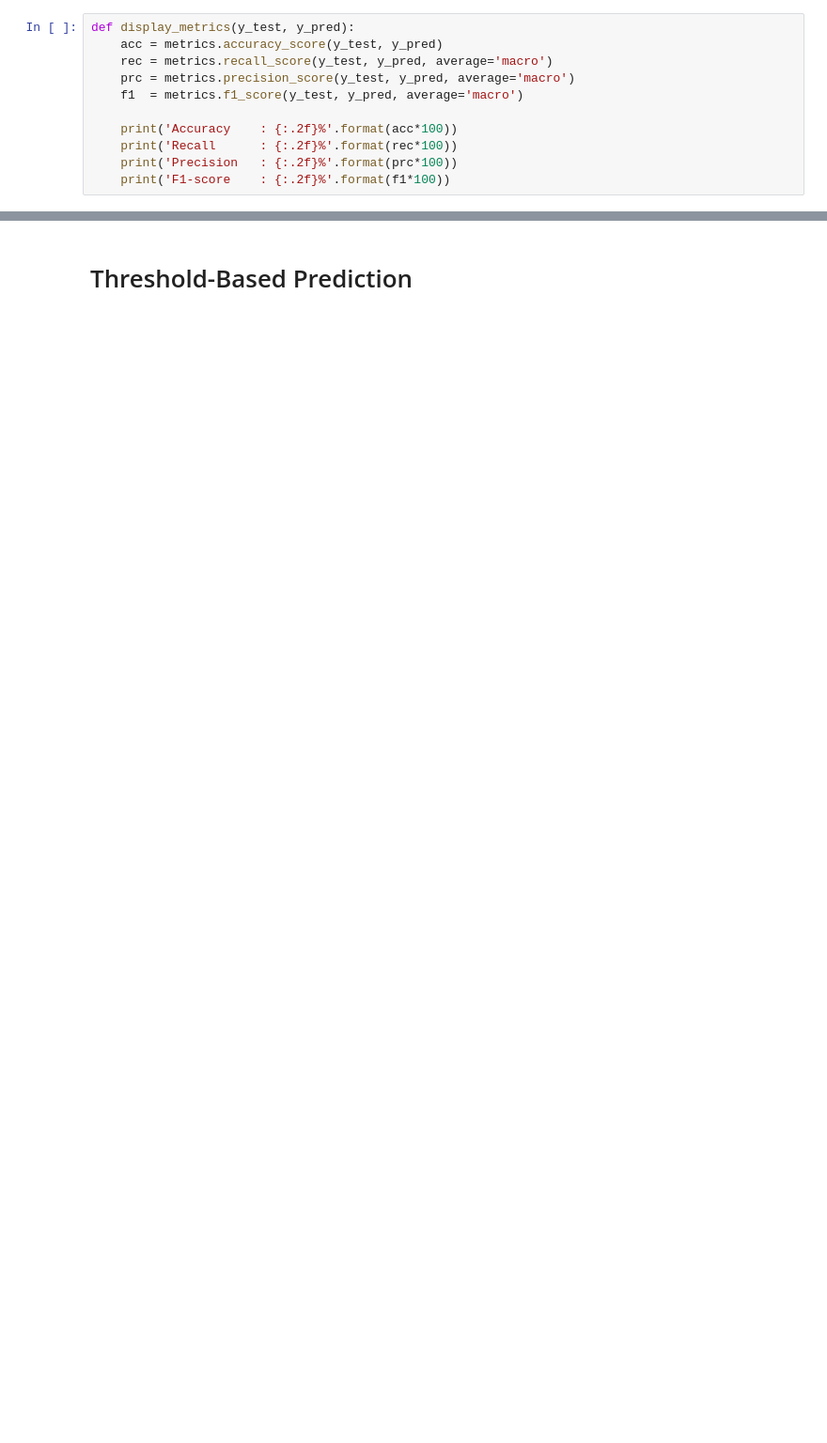
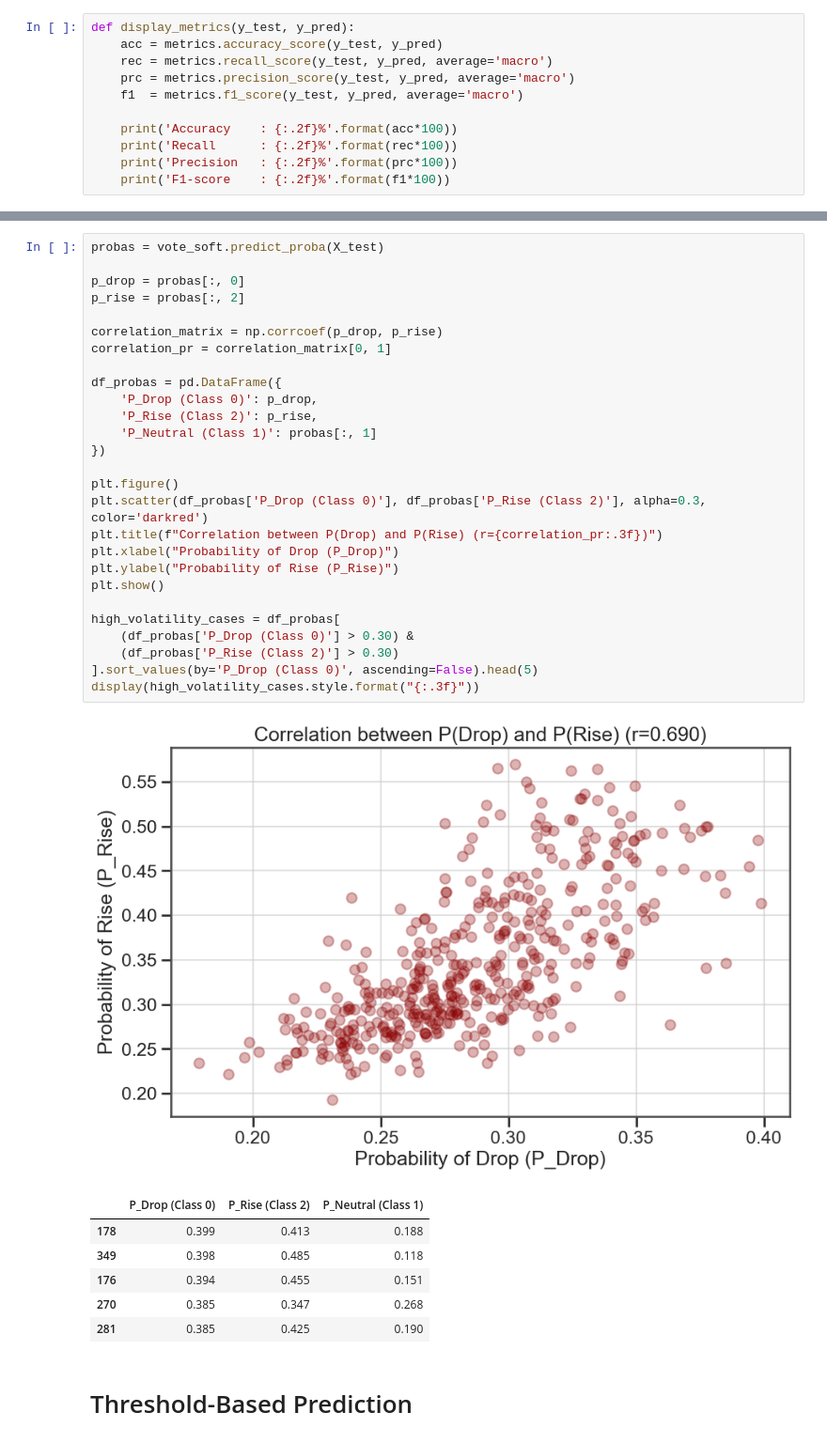
Before and after one commit to YanisMtcr/Hull-Tactical-Market-Prediction, a Jupyter notebook: notebook/main.ipynb, the cells around one changed output, grey strips where cells are left out. Shown at 94% size. Drawn from its saved outputs; the diff is of its cells as text; blank space fills up the shorter version.

```diff
--- a/notebook/main.ipynb
+++ b/notebook/main.ipynb
@@ -321,3 +434,38 @@ weighted avg       0.39      0.45      0.38       450
+# %%
+probas = vote_soft.predict_proba(X_test)
+
+p_drop = probas[:, 0]
+p_rise = probas[:, 2]
+
+correlation_matrix = np.corrcoef(p_drop, p_rise)
+correlation_pr = correlation_matrix[0, 1]
+
+df_probas = pd.DataFrame({
+    'P_Drop (Class 0)': p_drop,
+    'P_Rise (Class 2)': p_rise,
+    'P_Neutral (Class 1)': probas[:, 1]
+})
+
+plt.figure()
+plt.scatter(df_probas['P_Drop (Class 0)'], df_probas['P_Rise (Class 2)'], alpha=0.3, color='darkred')
+plt.title(f"Correlation between P(Drop) and P(Rise) (r={correlation_pr:.3f})")
+plt.xlabel("Probability of Drop (P_Drop)")
+plt.ylabel("Probability of Rise (P_Rise)")
+plt.show()
+
+high_volatility_cases = df_probas[
+    (df_probas['P_Drop (Class 0)'] > 0.30) &
+    (df_probas['P_Rise (Class 2)'] > 0.30)
+].sort_values(by='P_Drop (Class 0)', ascending=False).head(5)
+display(high_volatility_cases.style.format("{:.3f}"))
+# %% [output]
+[figure, added]
+|  | P_Drop (Class 0) | P_Rise (Class 2) | P_Neutral (Class 1) |
+| 178 | 0.399 | 0.413 | 0.188 |
+| 349 | 0.398 | 0.485 | 0.118 |
+| 176 | 0.394 | 0.455 | 0.151 |
+| 270 | 0.385 | 0.347 | 0.268 |
+| 281 | 0.385 | 0.425 | 0.190 |
 # %% [markdown]
 
 # Threshold-Based Prediction
```
Also changed, not shown: parts of 24 cells of this notebook, 5 other files.
